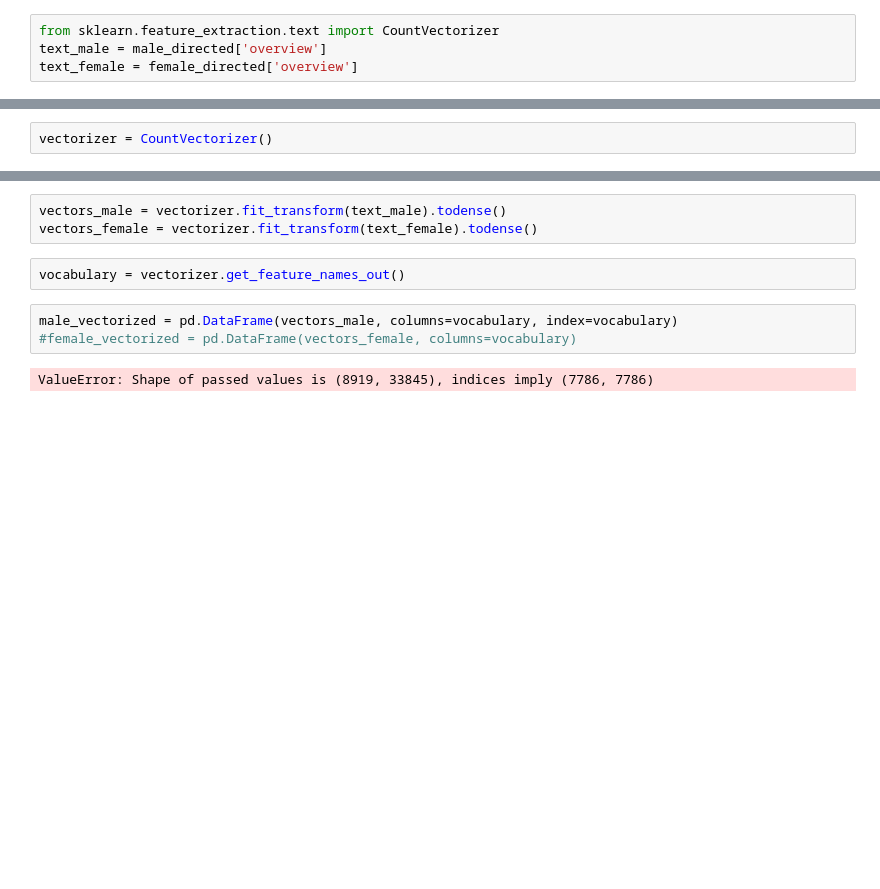
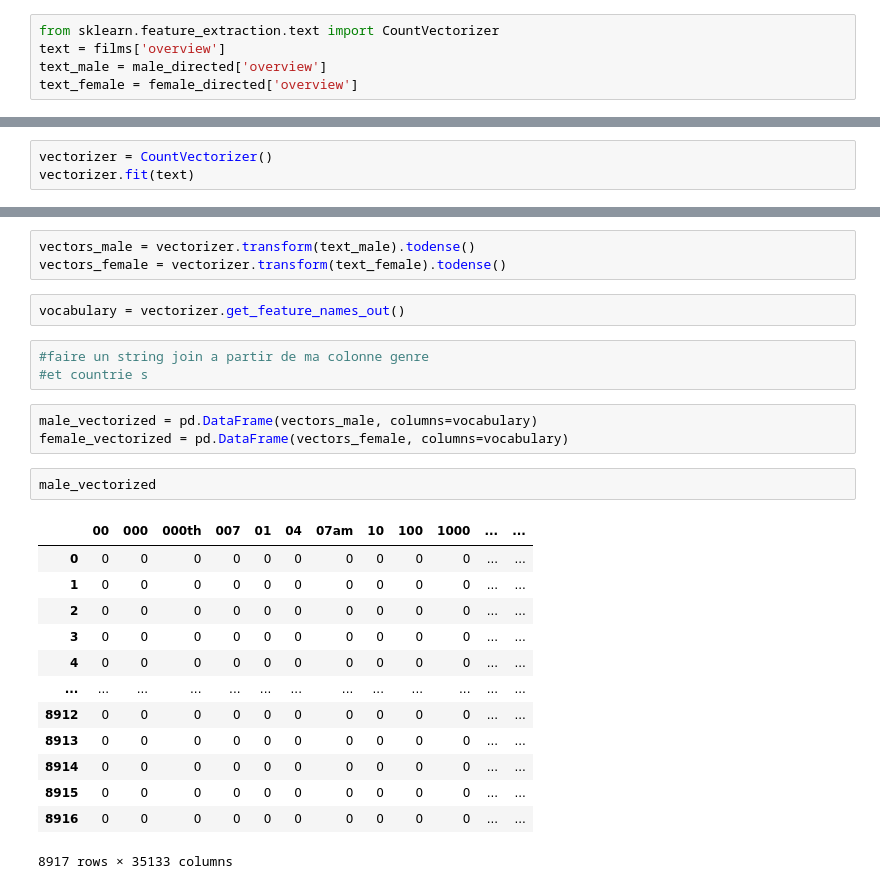
Before and after one commit to moldypeaches/DAFT_0410, a Jupyter notebook: module_3/Project_week_8/ML_Part1.ipynb, the cells around one changed output, grey strips where cells are left out. Saved outputs shown, nothing was run; the diff lists cells and outputs as text; blank space fills up the shorter version.

```diff
--- a/module_3/Project_week_8/ML_Part1.ipynb
+++ b/module_3/Project_week_8/ML_Part1.ipynb
@@ -44,5 +85,6 @@ director                 object
 dtype: object
 # %%
 from sklearn.feature_extraction.text import CountVectorizer
+text = films['overview']
 text_male = male_directed['overview']
 text_female = female_directed['overview']
@@ -64,2 +106,3 @@ Name: overview, Length: 8919, dtype: object
 # %%
 vectorizer = CountVectorizer()
+vectorizer.fit(text)
@@ -66,10 +111,27 @@ vectorizer = CountVectorizer()
 # %%
-vectors_male = vectorizer.fit_transform(text_male).todense()
-vectors_female = vectorizer.fit_transform(text_female).todense()
+vectors_male = vectorizer.transform(text_male).todense()
+vectors_female = vectorizer.transform(text_female).todense()
 # %%
 vocabulary = vectorizer.get_feature_names_out()
+# %%
+#faire un string join a partir de ma colonne genre
+#et countrie s
 # %%
-male_vectorized = pd.DataFrame(vectors_male, columns=vocabulary, index=vocabulary)
-#female_vectorized = pd.DataFrame(vectors_female, columns=vocabulary)
+male_vectorized = pd.DataFrame(vectors_male, columns=vocabulary)
+female_vectorized = pd.DataFrame(vectors_female, columns=vocabulary)
-# %% [output]
-ValueError: Shape of passed values is (8919, 33845), indices imply (7786, 7786)
+# %%
+male_vectorized
+# %% [output]
+|  | 00 | 000 | 000th | 007 | 01 | 04 | 07am | 10 | 100 | 1000 | ... | ... |
+| 0 | 0 | 0 | 0 | 0 | 0 | 0 | 0 | 0 | 0 | 0 | ... | ... |
+| 1 | 0 | 0 | 0 | 0 | 0 | 0 | 0 | 0 | 0 | 0 | ... | ... |
+| 2 | 0 | 0 | 0 | 0 | 0 | 0 | 0 | 0 | 0 | 0 | ... | ... |
+| 3 | 0 | 0 | 0 | 0 | 0 | 0 | 0 | 0 | 0 | 0 | ... | ... |
+| 4 | 0 | 0 | 0 | 0 | 0 | 0 | 0 | 0 | 0 | 0 | ... | ... |
+| ... | ... | ... | ... | ... | ... | ... | ... | ... | ... | ... | ... | ... |
+| 8912 | 0 | 0 | 0 | 0 | 0 | 0 | 0 | 0 | 0 | 0 | ... | ... |
+| 8913 | 0 | 0 | 0 | 0 | 0 | 0 | 0 | 0 | 0 | 0 | ... | ... |
+| 8914 | 0 | 0 | 0 | 0 | 0 | 0 | 0 | 0 | 0 | 0 | ... | ... |
+| 8915 | 0 | 0 | 0 | 0 | 0 | 0 | 0 | 0 | 0 | 0 | ... | ... |
+| 8916 | 0 | 0 | 0 | 0 | 0 | 0 | 0 | 0 | 0 | 0 | ... | ... |
+8917 rows × 35133 columns
```
Also changed, not shown: parts of 46 cells of this notebook.
